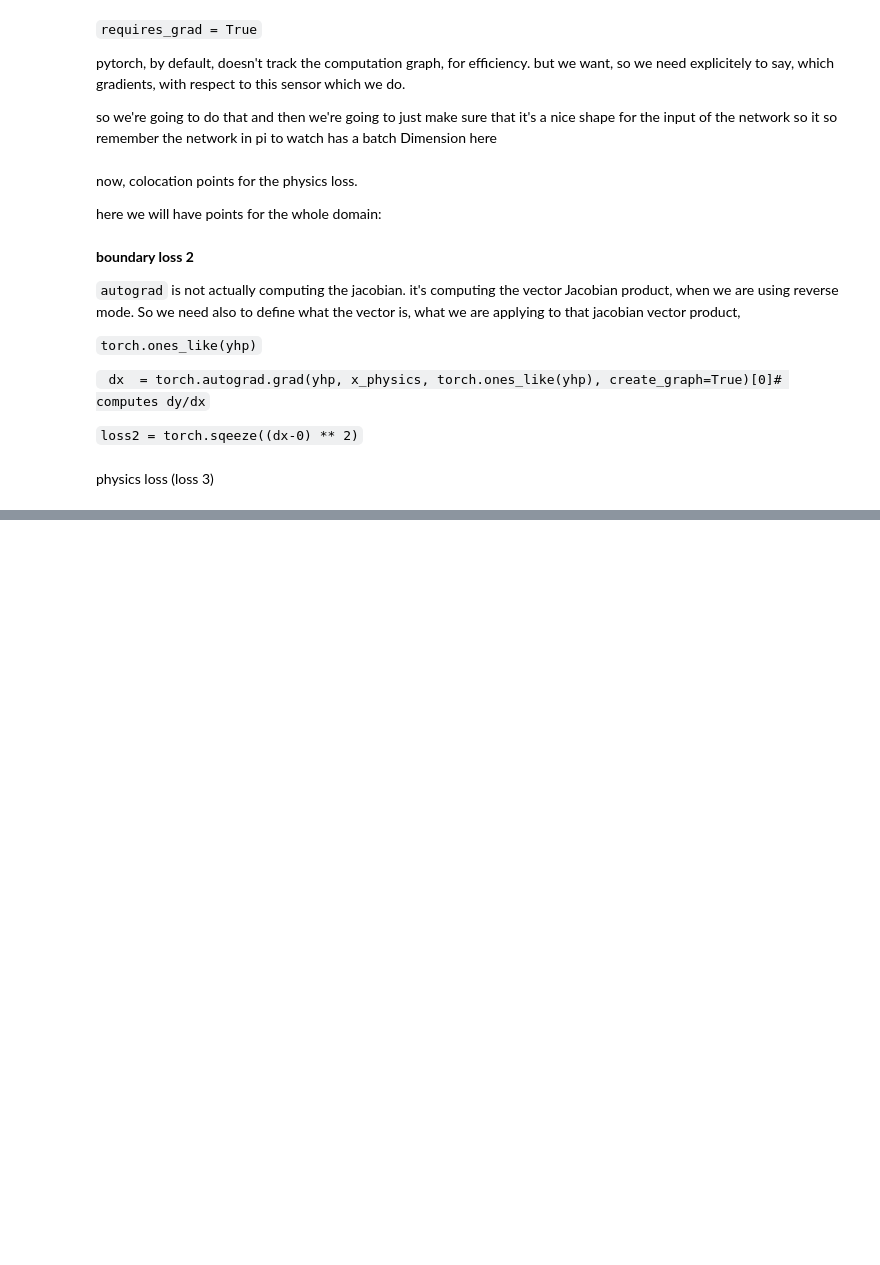
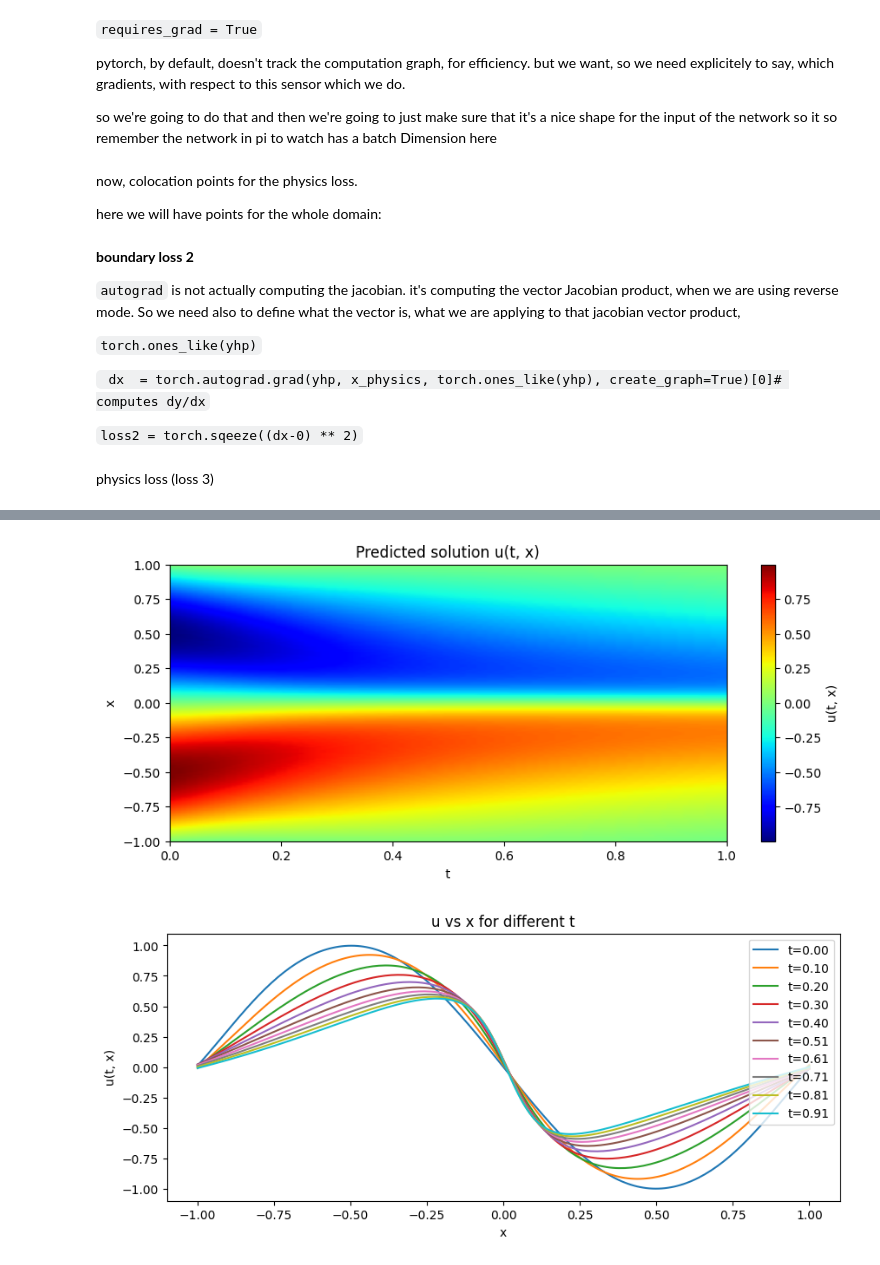
Before and after one commit to isabelcabezasm/PINNs, a Jupyter notebook: 03-PINN-burgers-equation.ipynb, the cells around one changed output, grey strips where cells are left out. Saved outputs shown, nothing was run; the diff lists cells and outputs as text; code cells hidden in the pictures; blank space fills up the shorter version.

```diff
--- a/03-PINN-burgers-equation.ipynb
+++ b/03-PINN-burgers-equation.ipynb
@@ -376,3 +368,41 @@ Iteration 20000: Loss = 7.215e-06, Initial Condition Loss = 2.655e-06, Boundary
+# %%
+#Functions to have plots
+#A heatmap of the predicted solution u(t, x) over the domain t ∈ [0, 1], x ∈ [-1, 1].
+def plot_results(model):
+    t = np.linspace(0, 1, 100)
+    x = np.linspace(-1, 1, 200)
+    T, X = np.meshgrid(t, x)
+
+    t_test = torch.tensor(T.flatten().reshape(-1, 1), dtype=torch.float32)
+    x_test = torch.tensor(X.flatten().reshape(-1, 1), dtype=torch.float32)
+    u_pred = model(t_test, x_test).detach().numpy().reshape(200, 100)
+
+    plt.figure(figsize=(10, 4))
+    plt.imshow(u_pred, extent=[0, 1, -1, 1], origin='lower', aspect='auto', cmap='jet')
+    plt.colorbar(label='u(t, x)')
+    plt.xlabel('t')
+    plt.ylabel('x')
+    plt.title('Predicted solution u(t, x)')
+    plt.savefig('Burgers_predicted_sol_withbound.png')
+    plt.show()
+
+
+    # Plot u vs x for each t
+    plt.figure(figsize=(10, 4))
+    for i in range(100):
+        if i%10 == 0:
+            plt.plot(x, u_pred[:, i], label=f't={t[i]:.2f}')
+    plt.xlabel('x')
+    plt.ylabel('u(t, x)')
+    plt.title('u vs x for different t')
+    plt.legend()
+    plt.savefig('Burgers_predicted_sol_ux_withbound.png')
+    plt.show()
+
+plot_results(model)
+# %% [output]
+[figure, added]
+[figure, added]
 # %%
 
 
```
Also changed, not shown: parts of 4 cells of this notebook.
